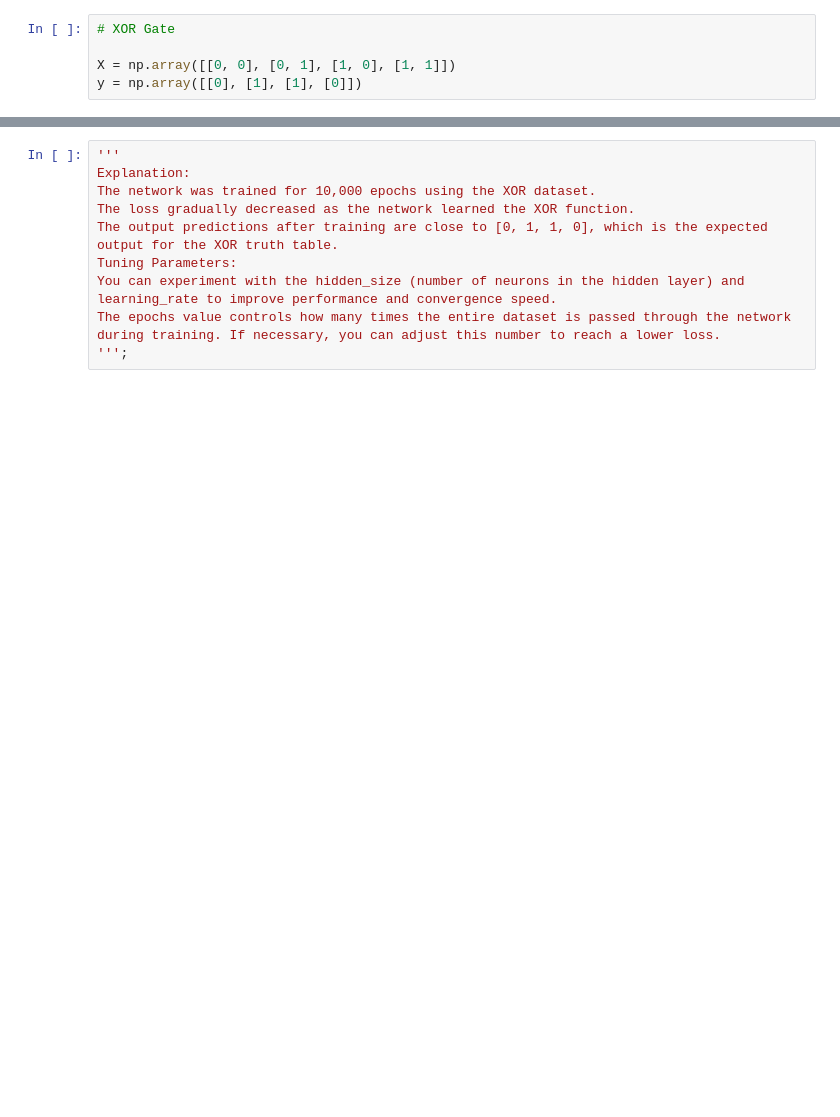
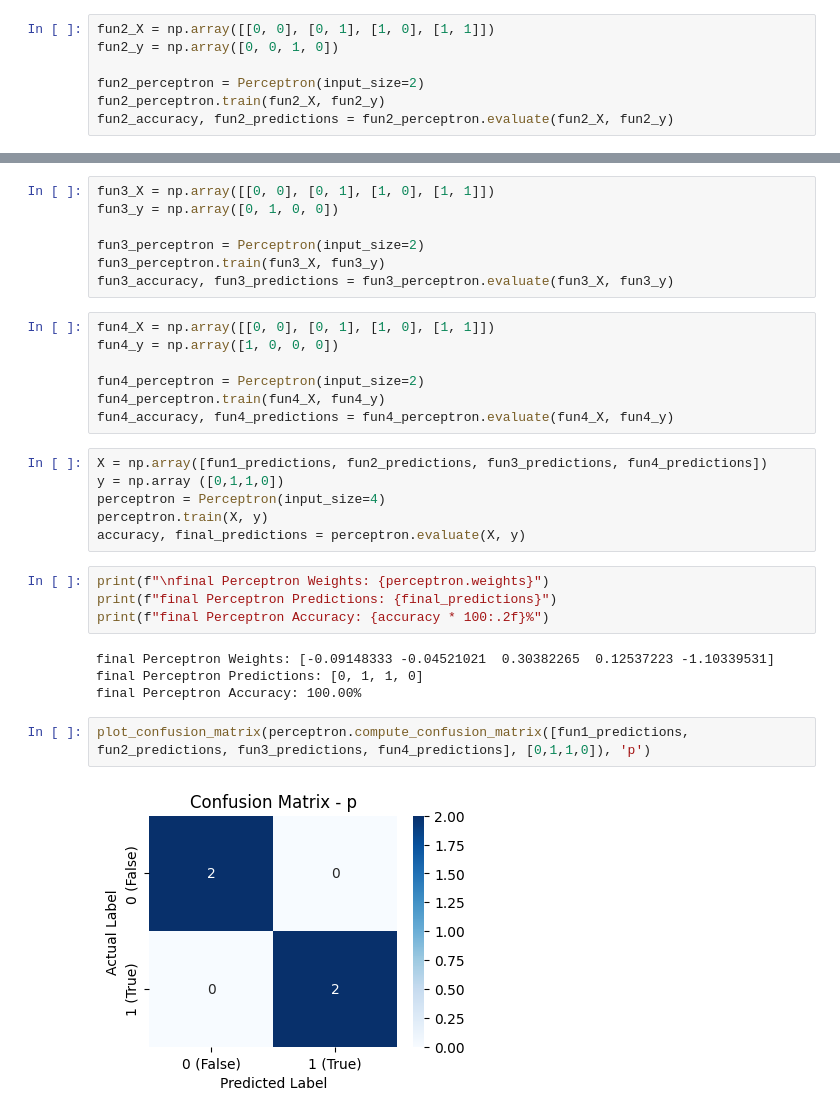
Before and after one commit to pungaliadarshil/23UADS4111-Darshil_Pungalia-NNLAB-2025, a Jupyter notebook: Exp-2.ipynb, the cells around one changed output, grey strips where cells are left out. Saved outputs shown, nothing was run; the diff lists cells and outputs as text; blank space fills up the shorter version.

```diff
--- a/Exp-2.ipynb
+++ b/Exp-2.ipynb
@@ -54,5 +63,7 @@ class MLP:
 # %%
-# XOR Gate
+fun2_X = np.array([[0, 0], [0, 1], [1, 0], [1, 1]])
+fun2_y = np.array([0, 0, 1, 0])
 
-X = np.array([[0, 0], [0, 1], [1, 0], [1, 1]])
-y = np.array([[0], [1], [1], [0]])
+fun2_perceptron = Perceptron(input_size=2)
+fun2_perceptron.train(fun2_X, fun2_y)
+fun2_accuracy, fun2_predictions = fun2_perceptron.evaluate(fun2_X, fun2_y)
@@ -98,10 +70,32 @@ array([[0],
-# %%
-'''
-Explanation:
-The network was trained for 10,000 epochs using the XOR dataset.
-The loss gradually decreased as the network learned the XOR function.
-The output predictions after training are close to [0, 1, 1, 0], which is the expected output for the XOR truth table.
-Tuning Parameters:
-You can experiment with the hidden_size (number of neurons in the hidden layer) and learning_rate to improve performance and convergence speed.
-The epochs value controls how many times the entire dataset is passed through the network during training. If necessary, you can adjust this number to reach a lower loss.
-''';
+# %%
+fun3_X = np.array([[0, 0], [0, 1], [1, 0], [1, 1]])
+fun3_y = np.array([0, 1, 0, 0])
+
+fun3_perceptron = Perceptron(input_size=2)
+fun3_perceptron.train(fun3_X, fun3_y)
+fun3_accuracy, fun3_predictions = fun3_perceptron.evaluate(fun3_X, fun3_y)
+# %%
+fun4_X = np.array([[0, 0], [0, 1], [1, 0], [1, 1]])
+fun4_y = np.array([1, 0, 0, 0])
+
+fun4_perceptron = Perceptron(input_size=2)
+fun4_perceptron.train(fun4_X, fun4_y)
+fun4_accuracy, fun4_predictions = fun4_perceptron.evaluate(fun4_X, fun4_y)
+# %%
+X = np.array([fun1_predictions, fun2_predictions, fun3_predictions, fun4_predictions])
+y = np.array ([0,1,1,0])
+perceptron = Perceptron(input_size=4)
+perceptron.train(X, y)
+accuracy, final_predictions = perceptron.evaluate(X, y)
+# %%
+print(f"\nfinal Perceptron Weights: {perceptron.weights}")
+print(f"final Perceptron Predictions: {final_predictions}")
+print(f"final Perceptron Accuracy: {accuracy * 100:.2f}%")
+# %% [output]
+final Perceptron Weights: [-0.09148333 -0.04521021  0.30382265  0.12537223 -1.10339531]
+final Perceptron Predictions: [0, 1, 1, 0]
+final Perceptron Accuracy: 100.00%
+# %%
+plot_confusion_matrix(perceptron.compute_confusion_matrix([fun1_predictions, fun2_predictions, fun3_predictions, fun4_predictions], [0,1,1,0]), 'p')
+# %% [output]
+[figure, added]
```
Also changed, not shown: parts of 13 cells of this notebook.
